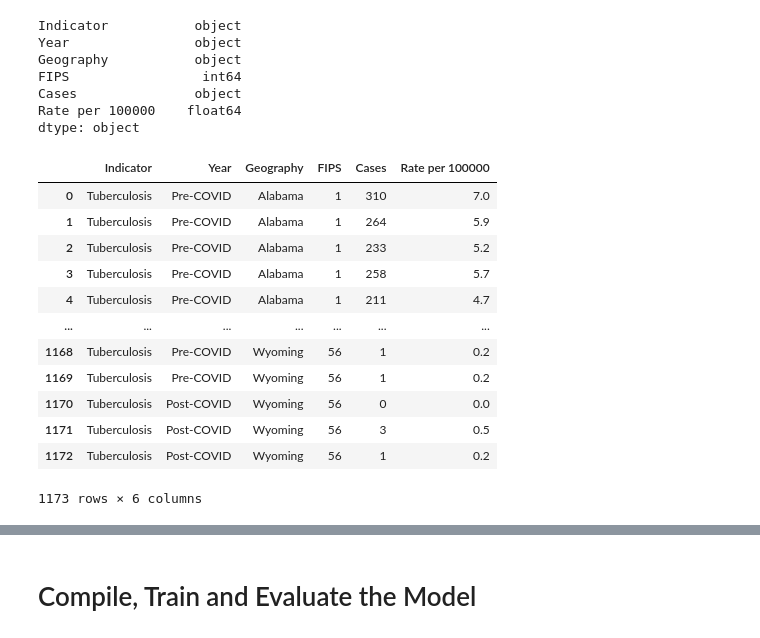
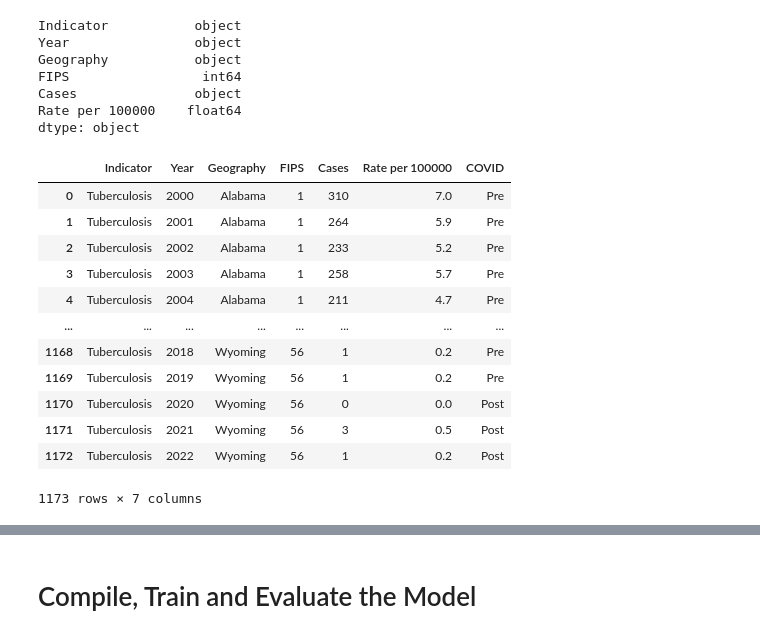
Before and after one commit to henniferkay/tbUS, a Jupyter notebook: tb_us_nn_model.ipynb, the cells around one changed output, grey strips where cells are left out. Saved outputs shown, nothing was run; the diff lists cells and outputs as text; code cells hidden in the pictures.

```diff
--- a/tb_us_nn_model.ipynb
+++ b/tb_us_nn_model.ipynb
@@ -50,30 +50,30 @@ df[['Year','Cases']] = df.replace(',', '', regex=True)[['Year','Cases']].astype(
 # %%
 # divide the years into pre- and post-covid
 
 # first create a function to categorize pre-/post-covid
 def covid(year):
     if year < 2020:
-        return 'Pre-COVID'
+        return 'Pre'
     else:
-        return 'Post-COVID'
+        return 'Post'
 
 # apply the function to the Year column using the apply() function
-df['Year'] = df['Year'].apply(covid)
+df['COVID'] = df['Year'].apply(covid)
 df
 # %% [output]
-|  | Indicator | Year | Geography | FIPS | Cases | Rate per 100000 |
-| 0 | Tuberculosis | Pre-COVID | Alabama | 1 | 310 | 7.0 |
-| 1 | Tuberculosis | Pre-COVID | Alabama | 1 | 264 | 5.9 |
-| 2 | Tuberculosis | Pre-COVID | Alabama | 1 | 233 | 5.2 |
-| 3 | Tuberculosis | Pre-COVID | Alabama | 1 | 258 | 5.7 |
-| 4 | Tuberculosis | Pre-COVID | Alabama | 1 | 211 | 4.7 |
-| ... | ... | ... | ... | ... | ... | ... |
-| 1168 | Tuberculosis | Pre-COVID | Wyoming | 56 | 1 | 0.2 |
-| 1169 | Tuberculosis | Pre-COVID | Wyoming | 56 | 1 | 0.2 |
-| 1170 | Tuberculosis | Post-COVID | Wyoming | 56 | 0 | 0.0 |
-| 1171 | Tuberculosis | Post-COVID | Wyoming | 56 | 3 | 0.5 |
-| 1172 | Tuberculosis | Post-COVID | Wyoming | 56 | 1 | 0.2 |
+|  | Indicator | Year | Geography | FIPS | Cases | Rate per 100000 | COVID |
+| 0 | Tuberculosis | 2000 | Alabama | 1 | 310 | 7.0 | Pre |
+| 1 | Tuberculosis | 2001 | Alabama | 1 | 264 | 5.9 | Pre |
+| 2 | Tuberculosis | 2002 | Alabama | 1 | 233 | 5.2 | Pre |
+| 3 | Tuberculosis | 2003 | Alabama | 1 | 258 | 5.7 | Pre |
+| 4 | Tuberculosis | 2004 | Alabama | 1 | 211 | 4.7 | Pre |
+| ... | ... | ... | ... | ... | ... | ... | ... |
+| 1168 | Tuberculosis | 2018 | Wyoming | 56 | 1 | 0.2 | Pre |
+| 1169 | Tuberculosis | 2019 | Wyoming | 56 | 1 | 0.2 | Pre |
+| 1170 | Tuberculosis | 2020 | Wyoming | 56 | 0 | 0.0 | Post |
+| 1171 | Tuberculosis | 2021 | Wyoming | 56 | 3 | 0.5 | Post |
+| 1172 | Tuberculosis | 2022 | Wyoming | 56 | 1 | 0.2 | Post |
-1173 rows × 6 columns
+1173 rows × 7 columns
 # %%
 # drop the Indicator, FIPS and Rate columns
 df = df.drop(columns=['Indicator', 'FIPS', 'Rate per 100000'])
```
Also changed, not shown: parts of 5 cells of this notebook, 3 other files.
